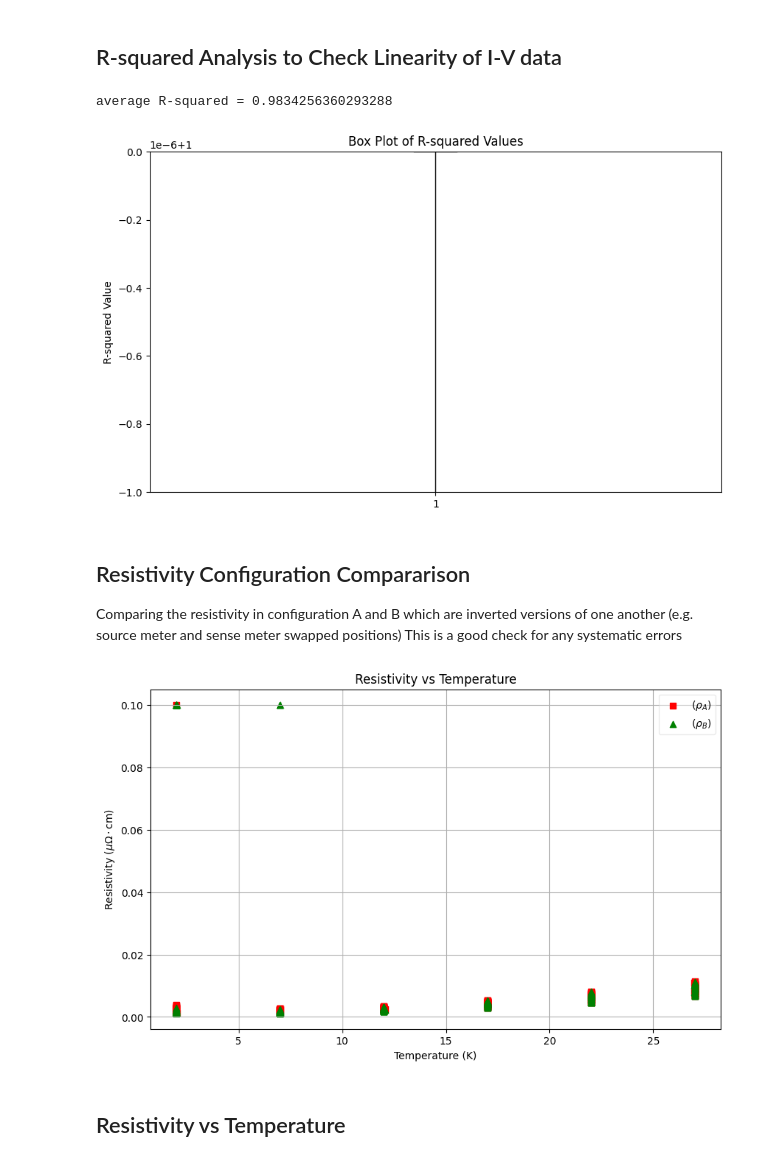
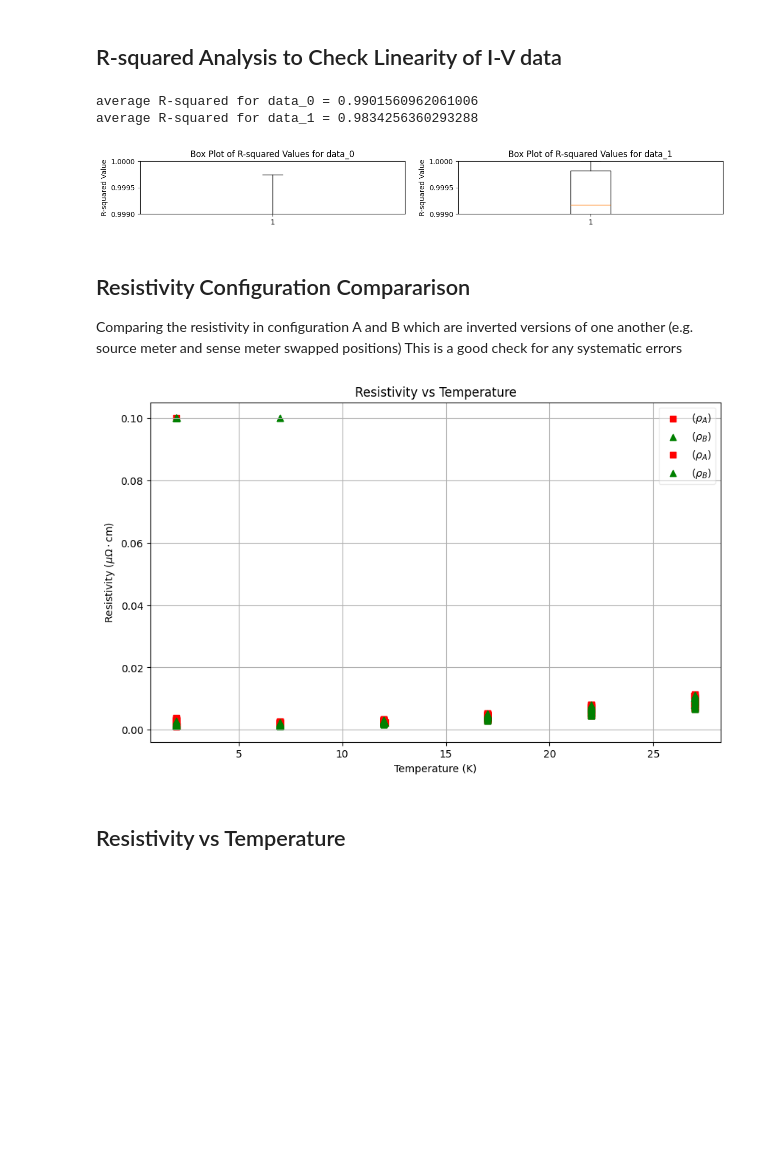
Before and after one commit to hc3413/Electronic_properties_of_thin_films, a Jupyter notebook: Analysis.ipynb, the cells around one changed output. Drawn from its saved outputs; the diff is of its cells as text; code cells hidden in the pictures; blank space fills up the shorter version.

```diff
--- a/Analysis.ipynb
+++ b/Analysis.ipynb
@@ -115,0 +136,14 @@ print(res_data_df.head(5))
+# %%
+# Initialise empty lists to store the extracted data
+res_data = []
+res_data_df = []
+R_squared_res = []
+
+for j in range(len(data_import_np)):
+    [res_data_j, res_data_df_j, R_squared_res_j] = functions.vdp_resistivity(data_np[j], film_thickness[j], ctf[j], tf_av[j])
+    res_data.append(res_data_j)
+    res_data_df.append(res_data_df_j)
+    R_squared_res.append(R_squared_res_j)
+
+    print(f'res_data({j})')
+    print(res_data_df[j].head())
@@ -167,20 +223,25 @@ if plot_data == True:
 # %% [markdown]
 ## R-squared Analysis to Check Linearity of I-V data
 # %%
-print('average R-squared =',sum(R_squared_res)/len(R_squared_res))
+fig1 = plt.figure(figsize=(15, 3*len(data_import_np) // 2))
+gs = fig1.add_gridspec(1+len(data_import_np) // 2, 2)
 
-# Plot R-square values in a boxplot
-# Note that the y axis is showing the deviation in 1e-6 from the perfect value of 1 so generally the values are very close to 1
-fig1 = plt.figure(figsize=(10, 6))
-ax = fig1.add_subplot(111)
-ax.boxplot(R_squared_res)
-ax.set_title('Box Plot of R-squared Values')
-ax.set_ylabel('R-squared Value')
-ax.set_ylim(1-1e-6, 1)  # If needed, you can set x-axis limits too
+for j in range(len(data_import_np)):
+    print(f'average R-squared for data_{j} =', sum(R_squared_res[j]) / len(R_squared_res[j]))
+    ax = fig1.add_subplot(gs[j // 2, j % 2])
+
+    # Plot R-square values in a boxplot
+    # Note that the y axis is showing the deviation in 1e-6 from the perfect value of 1 so generally the values are very close to 1
+    ax.boxplot(R_squared_res[j])
+    ax.set_title(f'Box Plot of R-squared Values for data_{j}')
+    ax.set_ylabel('R-squared Value')
+    ax.set_ylim(1 - 1e-3, 1)  # If needed, you can set x-axis limits too
+
 plt.show()
 # %% [output]
-average R-squared = 0.9834256360293288
+average R-squared for data_0 = 0.9901560962061006
+average R-squared for data_1 = 0.9834256360293288
-[figure, old version]
+[figure, new version]
 # %% [markdown]
 ## Resistivity Configuration Compararison
 Comparing the resistivity in configuration A and B which are inverted versions of one another (e.g. source meter and sense meter swapped positions)
@@ -190,13 +251,14 @@ This is a good check for any systematic errors
 fig2 = plt.figure(figsize=(10, 6))
 ax = fig2.add_subplot(111)  # Create a single subplot
 
+#loop over the data sets
+for j in range(len(data_import_np)):
 
-# Plot R_sheet_A vs Temp
-ax.scatter(res_data[:,0], res_data[:,2]* 1e8 , marker='s', color='r', label = r'($\rho_A$)')
+    # Plot R_sheet_A vs Temp
+    ax.scatter(res_data[j][:,0], res_data[j][:,2]* 1e8 , marker='s', color='r', label = r'($\rho_A$)')
 
-# Plot R_sheet_B vs Temp
-ax.scatter(res_data[:,0], res_data[:,3]* 1e8 , marker='^', color='g', label = r'($\rho_B$)')
-
+    # Plot R_sheet_B vs Temp
+    ax.scatter(res_data[j][:,0], res_data[j][:,3]* 1e8 , marker='^', color='g', label = r'($\rho_B$)')
 
 # Set labels and title
 ax.set_xlabel('Temperature (K)')
@@ -215,7 +277,7 @@ plt.show()
 if plot_data == True:
     fig2.savefig(Path(path_out).joinpath(f'{plot_string}_rho_xx_A_vs_B.{fig_format}'), dpi=300, bbox_inches='tight', transparent=plot_transparency)
 # %% [output]
-[figure, old version]
+[figure, new version]
 # %% [markdown]
 ## Resistivity vs Temperature
 # %%
```
Also changed, not shown: parts of 22 cells of this notebook, 1 other file.
